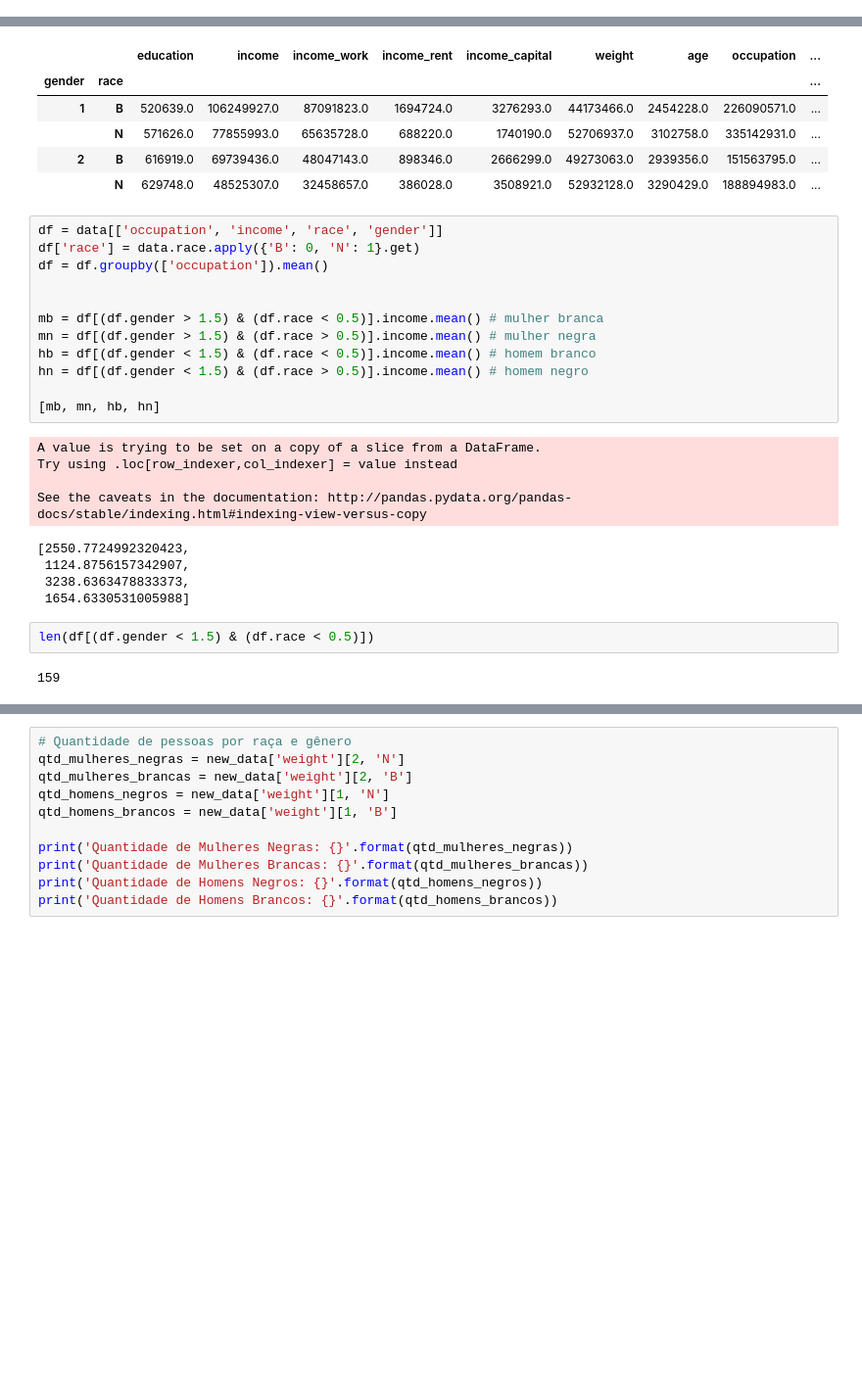
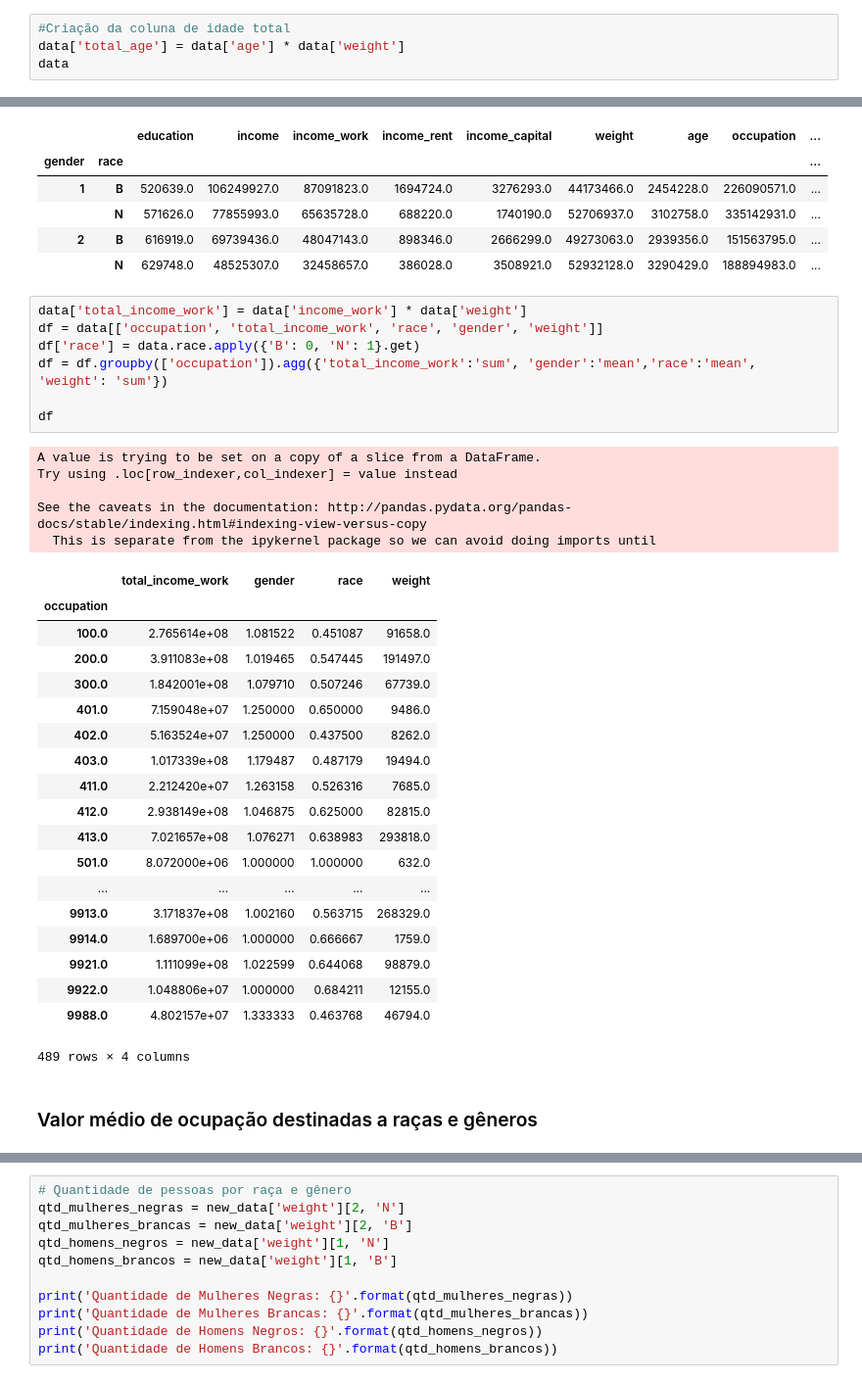
Before and after one commit to AllanNobre/SOS.py, a Jupyter notebook: pnad.ipynb, the cells around one changed output, grey strips where cells are left out. Shown at 98% size. Cells and saved outputs as stored; diff of their text form; blank space fills up the shorter version.

```diff
--- a/pnad.ipynb
+++ b/pnad.ipynb
@@ -190,3 +190,7 @@ print('Renda média de negros: {}'.format(renda_media_negros))
 # %% [output]
 Renda média de brancos: 1118.4340688780426
 Renda média de negros: 605.8283445617395
+# %%
+#Criação da coluna de idade total
+data['total_age'] = data['age'] * data['weight']
+data
@@ -255,28 +314,37 @@ new_data
 |  | N | 571626.0 | 77855993.0 | 65635728.0 | 688220.0 | 1740190.0 | 52706937.0 | 3102758.0 | 335142931.0 | ... |
 | 2 | B | 616919.0 | 69739436.0 | 48047143.0 | 898346.0 | 2666299.0 | 49273063.0 | 2939356.0 | 151563795.0 | ... |
 |  | N | 629748.0 | 48525307.0 | 32458657.0 | 386028.0 | 3508921.0 | 52932128.0 | 3290429.0 | 188894983.0 | ... |
-# %%
-df = data[['occupation', 'income', 'race', 'gender']]
-df['race'] = data.race.apply({'B': 0, 'N': 1}.get)
-df = df.groupby(['occupation']).mean()
-
-
-mb = df[(df.gender > 1.5) & (df.race < 0.5)].income.mean() # mulher branca
-mn = df[(df.gender > 1.5) & (df.race > 0.5)].income.mean() # mulher negra
-hb = df[(df.gender < 1.5) & (df.race < 0.5)].income.mean() # homem branco
-hn = df[(df.gender < 1.5) & (df.race > 0.5)].income.mean() # homem negro
-
-[mb, mn, hb, hn]
-# %% [output]
-A value is trying to be set on a copy of a slice from a DataFrame.
-Try using .loc[row_indexer,col_indexer] = value instead
-
-See the caveats in the documentation: http://pandas.pydata.org/pandas-docs/stable/indexing.html#indexing-view-versus-copy
-[2550.7724992320423,
- 1124.8756157342907,
- 3238.6363478833373,
- 1654.6330531005988]
-# %%
-len(df[(df.gender < 1.5) & (df.race < 0.5)])
-# %% [output]
-159
+# %%
+data['total_income_work'] = data['income_work'] * data['weight']
+df = data[['occupation', 'total_income_work', 'race', 'gender', 'weight']]
+df['race'] = data.race.apply({'B': 0, 'N': 1}.get)
+df = df.groupby(['occupation']).agg({'total_income_work':'sum', 'gender':'mean','race':'mean', 'weight': 'sum'})
+
+df
+# %% [output]
+A value is trying to be set on a copy of a slice from a DataFrame.
+Try using .loc[row_indexer,col_indexer] = value instead
+
+See the caveats in the documentation: http://pandas.pydata.org/pandas-docs/stable/indexing.html#indexing-view-versus-copy
+  This is separate from the ipykernel package so we can avoid doing imports until
+|  | total_income_work | gender | race | weight |
+| occupation |  |  |  |  |
+| 100.0 | 2.765614e+08 | 1.081522 | 0.451087 | 91658.0 |
+| 200.0 | 3.911083e+08 | 1.019465 | 0.547445 | 191497.0 |
+| 300.0 | 1.842001e+08 | 1.079710 | 0.507246 | 67739.0 |
+| 401.0 | 7.159048e+07 | 1.250000 | 0.650000 | 9486.0 |
+| 402.0 | 5.163524e+07 | 1.250000 | 0.437500 | 8262.0 |
+| 403.0 | 1.017339e+08 | 1.179487 | 0.487179 | 19494.0 |
+| 411.0 | 2.212420e+07 | 1.263158 | 0.526316 | 7685.0 |
+| 412.0 | 2.938149e+08 | 1.046875 | 0.625000 | 82815.0 |
+| 413.0 | 7.021657e+08 | 1.076271 | 0.638983 | 293818.0 |
+| 501.0 | 8.072000e+06 | 1.000000 | 1.000000 | 632.0 |
+| ... | ... | ... | ... | ... |
+| 9913.0 | 3.171837e+08 | 1.002160 | 0.563715 | 268329.0 |
+| 9914.0 | 1.689700e+06 | 1.000000 | 0.666667 | 1759.0 |
+| 9921.0 | 1.111099e+08 | 1.022599 | 0.644068 | 98879.0 |
+| 9922.0 | 1.048806e+07 | 1.000000 | 0.684211 | 12155.0 |
+| 9988.0 | 4.802157e+07 | 1.333333 | 0.463768 | 46794.0 |
+489 rows × 4 columns
+# %% [markdown]
+### Valor médio de ocupação destinadas a raças e gêneros
```
Also changed, not shown: parts of 11 cells of this notebook, 3 other files.
